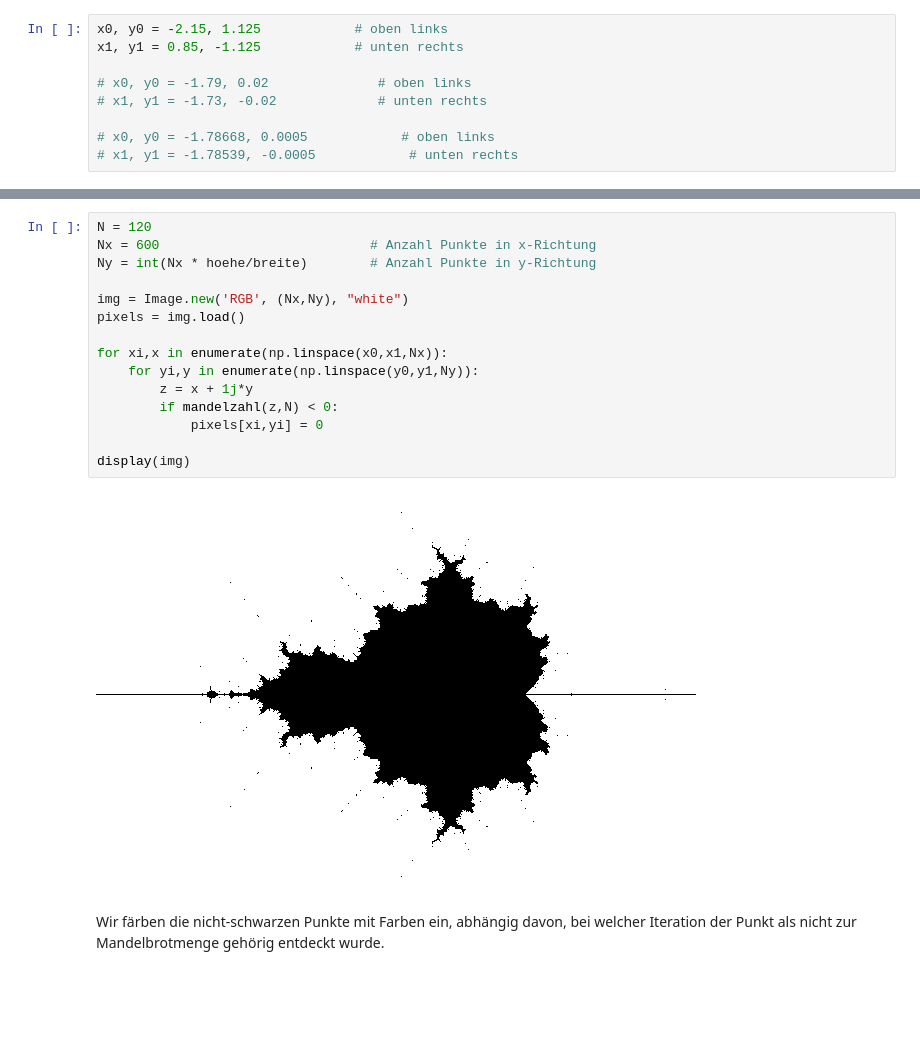
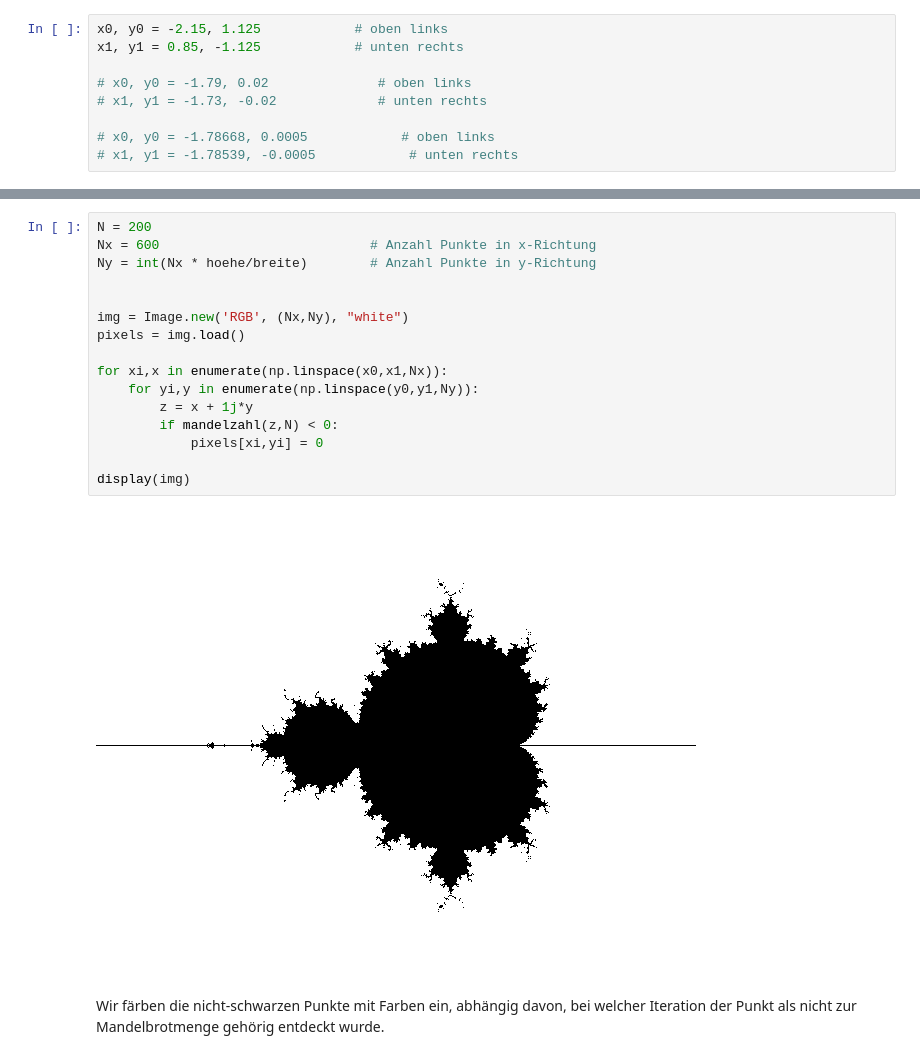
Before and after one commit to ktheu/InfoKurs, a Jupyter notebook: Mandelbrot/mandelbrot.ipynb, the cells around one changed output, grey strips where cells are left out. Cells and saved outputs as stored; diff of their text form; blank space fills up the shorter version.

```diff
--- a/Mandelbrot/mandelbrot.ipynb
+++ b/Mandelbrot/mandelbrot.ipynb
@@ -283,20 +285,21 @@ print(hoehe, breite, hoehe/breite)
 # %%
-N = 120
+N = 200
 Nx = 600                           # Anzahl Punkte in x-Richtung
 Ny = int(Nx * hoehe/breite)        # Anzahl Punkte in y-Richtung
+
 
 img = Image.new('RGB', (Nx,Ny), "white")
 pixels = img.load()
 
 for xi,x in enumerate(np.linspace(x0,x1,Nx)):
     for yi,y in enumerate(np.linspace(y0,y1,Ny)):
         z = x + 1j*y
         if mandelzahl(z,N) < 0:
             pixels[xi,yi] = 0
 
 display(img)
 # %% [output]
-[figure, old version]
+[figure, new version]
 # %% [markdown]
 Wir färben die nicht-schwarzen Punkte mit Farben ein, abhängig davon, bei welcher Iteration der Punkt als nicht zur Mandelbrotmenge
 gehörig entdeckt wurde.
```
Also changed, not shown: parts of 11 cells of this notebook, 2 other files.
